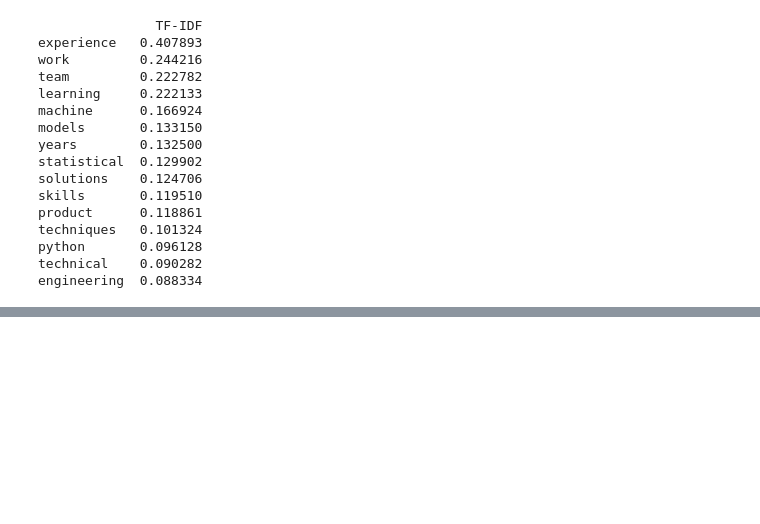
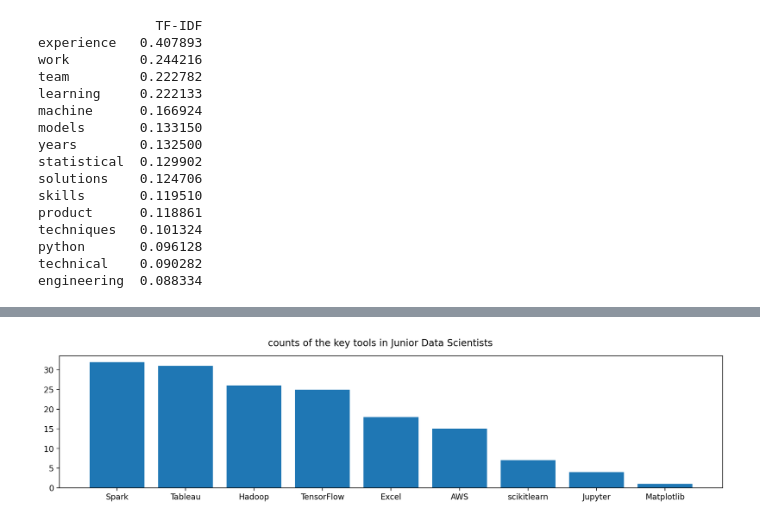
Before and after one commit to ericyang94/DS-Job-Analysis, a Jupyter notebook: Data_Analysis/Indeed_NLP_Analysis.ipynb, the cells around one changed output, grey strips where cells are left out. Saved outputs shown, nothing was run; the diff lists cells and outputs as text; code cells hidden in the pictures; blank space fills up the shorter version.

```diff
--- a/Data_Analysis/Indeed_NLP_Analysis.ipynb
+++ b/Data_Analysis/Indeed_NLP_Analysis.ipynb
@@ -285,0 +447,6 @@ engineering  0.088334
+# %%
+df_tools = {'key tools':['Excel','Tableau', 'Spark', 'Hadoop', 'Jupyter', 'AWS', 'PowerBI', 'ggplot2', 'TensorFlow', 'scikitlearn', 'BigML', 'Matplotlib'],
+        'count': [18, 31, 32, 26, 4, 15, 0, 0, 25, 7, 0, 1]}
+df_tools = pd.DataFrame(df_tools, columns = ['key tools', 'count'])
+df_tools_jr = df_tools.sort_values(by=['count'], ascending=False)
+df_tools_jr
@@ -285,0 +467,13 @@ engineering  0.088334
+# %%
+df_tools_jr = df_tools_jr[df_tools_sr['count'] != 0]
+# %%
+names = df_tools_jr['key tools']
+values = df_tools_jr['count']
+
+plt.figure(figsize=(15, 3))
+
+plt.bar(names,values)
+plt.suptitle('counts of the key tools in Junior Data Scientists')
+plt.show()
+# %% [output]
+[figure, added]
```
Also changed, not shown: parts of 29 cells of this notebook.
